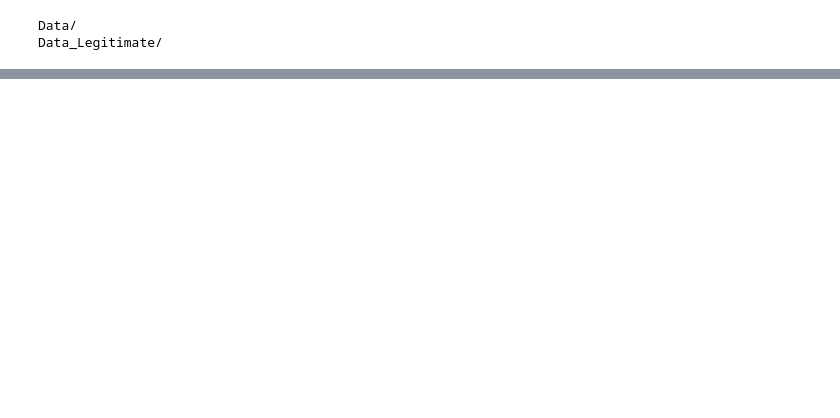
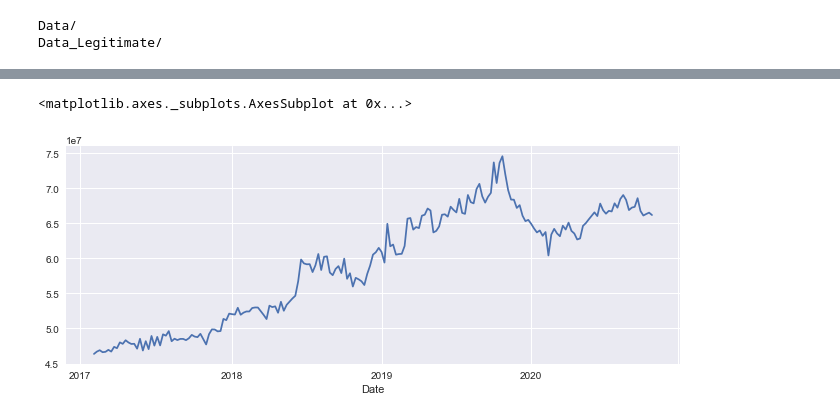
Before and after one commit to gustavo-pohlmann/TCC, a Jupyter notebook: TCC.ipynb, the cells around one changed output, grey strips where cells are left out. Drawn from its saved outputs; the diff is of its cells as text; code cells hidden in the pictures; blank space fills up the shorter version.

```diff
--- a/TCC.ipynb
+++ b/TCC.ipynb
@@ -44,0 +81,5 @@ dic['Data/']
+# %%
+lgt.asfreq('w').sum(axis=1).plot()
+# %% [output]
+<matplotlib.axes._subplots.AxesSubplot at 0x...>
+[figure, added]
```
Also changed, not shown: parts of 15 cells of this notebook.
